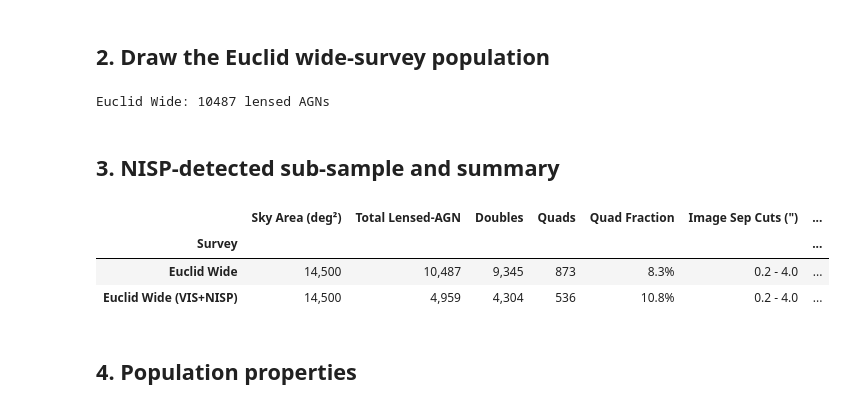
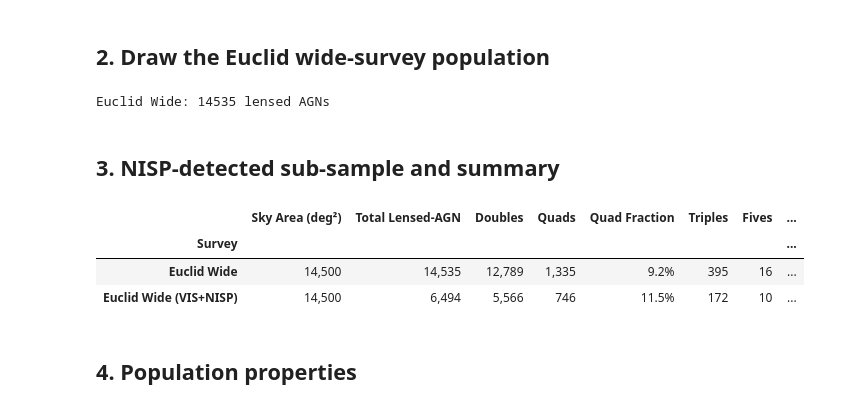
Before and after one commit to timedilatesme/lensed-agn-forecast, a Jupyter notebook: Euclid_lagn_forecast.ipynb, the cells around one changed output. Drawn from its saved outputs; the diff is of its cells as text; code cells hidden in the pictures.

Commit message:
All Euclid forecast complete

```diff
--- a/Euclid_lagn_forecast.ipynb
+++ b/Euclid_lagn_forecast.ipynb
@@ -56,7 +56,7 @@ quasar_catalog_path = os.path.join(DATA_DIR, "euclid_quasar_source_catalog.fits"
 # %%
 galaxy_pipeline = pipelines.SkyPyPipeline(
     skypy_config=skypy_config, sky_area=base_sky_area, filters=None,
-    cosmo=cosmo, z_min=0.0, z_max=3.0,
+    cosmo=cosmo, z_min=0.0, z_max=3.98,
 )
 host_galaxy_candidates = vstack(
     [galaxy_pipeline.red_galaxies, galaxy_pipeline.blue_galaxies], join_type="exact"
@@ -75,7 +75,7 @@ if os.path.exists(quasar_catalog_path):
 else:
     quasar_source = QuasarRate(
         skypy_config=skypy_config, cosmo=cosmo, sky_area=base_sky_area, noise=True,
-        redshifts=np.linspace(0.001, 3.01, 100),
+        redshifts=np.linspace(0.001, 5.00, 100),
         host_galaxy_candidate=host_galaxy_candidates,
         use_qsogen_sed=True, qsogen_bands=EUCLID_BANDS, use_sed_interpolator=True,
     ).quasar_sample(m_min=15, m_max=30, host_galaxy=True)
@@ -150,4 +150,4 @@ for data in survey_data.values():
     with gzip.open(data["catalog_savepath"].replace(".fits", "_lens_objects.pkl.gz"), "wb") as f:
         pickle.dump(data["lens_objects"], f)
 # %% [output]
-Euclid Wide: 10487 lensed AGNs
+Euclid Wide: 14535 lensed AGNs
@@ -174,29 +187,33 @@ survey_data["Euclid_Wide_NISP"] = {
 # %%
 summary_rows = []
 for data in survey_data.values():
     catalog = data["catalog"]
     n_quads = int(np.sum(catalog["num_images"] == 4))
     n_doubles = int(np.sum(catalog["num_images"] == 2))
     cuts = data["kwargs_lens_cuts"]
     summary_rows.append({
         "Survey": data["name"],
         "Sky Area (deg²)": f"{data['sky_area'].value:,.0f}",
         "Total Lensed-AGN": f"{len(catalog):,}",
         "Doubles": f"{n_doubles:,}",
         "Quads": f"{n_quads:,}",
         "Quad Fraction": f"{n_quads / max(len(catalog), 1):.1%}",
+        "Triples": f"{int(np.sum(catalog['num_images'] == 3)):,}",
+        "Fives": f"{int(np.sum(catalog['num_images'] == 5)):,}",
         "Image Sep Cuts (\")": f"{cuts['min_image_separation']} - {cuts['max_image_separation']}",
         "Mag Cuts (2nd Brightest Image)": ", ".join(
             f"{b} < {m}" for b, m in cuts["second_brightest_image_cut"].items()
         ),
+        "Source z cuts": "0.001 - 3.98",
+        "Deflector z cuts": "0.0 - 2.5"
     })
 
 display(pd.DataFrame(summary_rows).set_index("Survey"))
 # %% [output]
-|  | Sky Area (deg²) | Total Lensed-AGN | Doubles | Quads | Quad Fraction | Image Sep Cuts (") | ... |
-| Survey |  |  |  |  |  |  | ... |
-| Euclid Wide | 14,500 | 10,487 | 9,345 | 873 | 8.3% | 0.2 - 4.0 | ... |
-| Euclid Wide (VIS+NISP) | 14,500 | 4,959 | 4,304 | 536 | 10.8% | 0.2 - 4.0 | ... |
+|  | Sky Area (deg²) | Total Lensed-AGN | Doubles | Quads | Quad Fraction | Triples | Fives | ... |
+| Survey |  |  |  |  |  |  |  | ... |
+| Euclid Wide | 14,500 | 14,535 | 12,789 | 1,335 | 9.2% | 395 | 16 | ... |
+| Euclid Wide (VIS+NISP) | 14,500 | 6,494 | 5,566 | 746 | 11.5% | 172 | 10 | ... |
 # %% [markdown]
 ## 4. Population properties
 # %%
```
Also changed, not shown: parts of 5 cells of this notebook, 12 other files.
